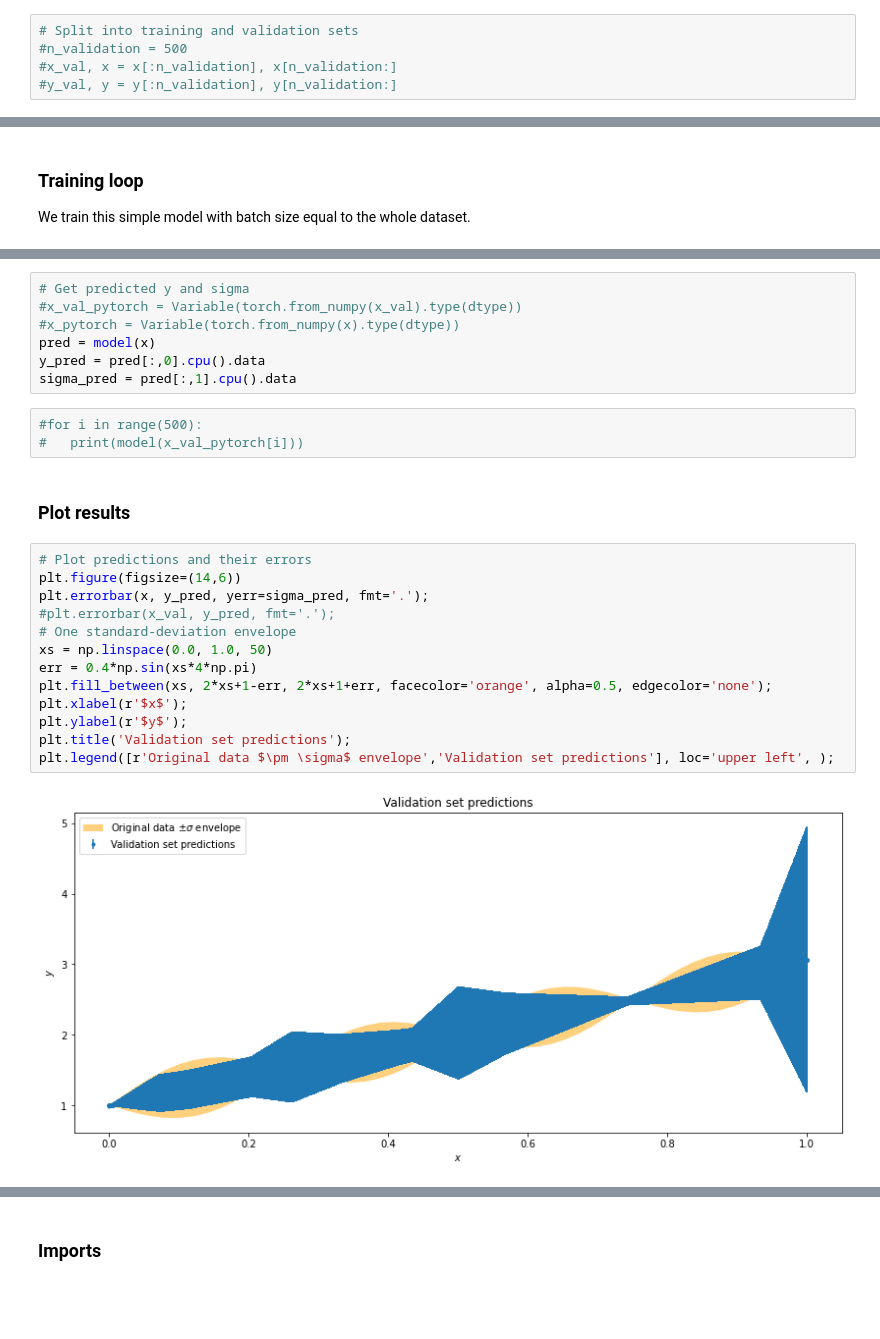
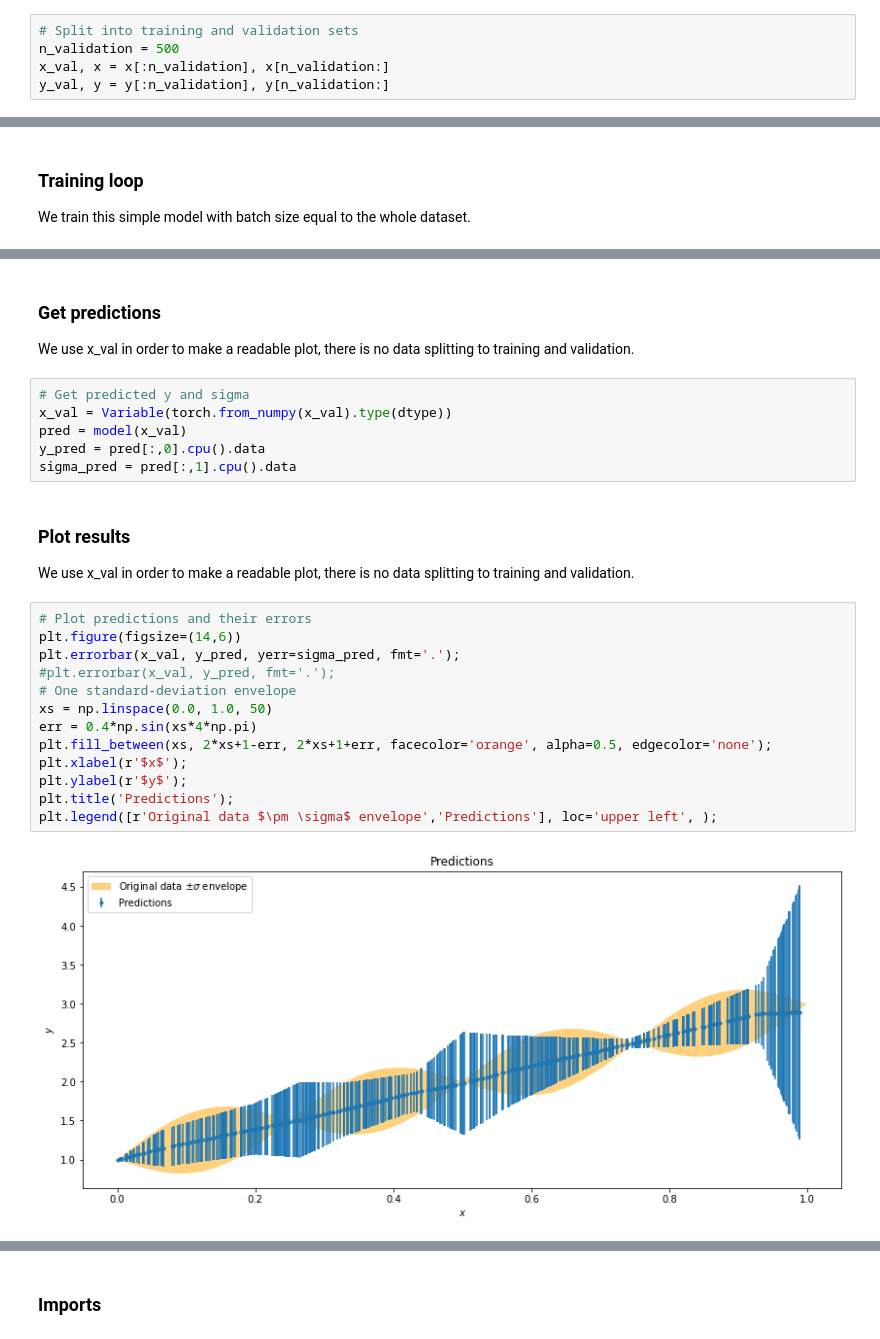
Before and after one commit to beeva/TEC_LAB-bayesian_probabilistic, a Jupyter notebook: bayesian_deep_learning/uncertainty_estimation/on-the-fly/pytorch/02-uncertainty_validation/02-nongaussian_noise/predicting-uncertainty-addedNonGaussianNoise.ipynb, the cells around one changed output, grey strips where cells are left out. Drawn from its saved outputs; the diff is of its cells as text; blank space fills up the shorter version.

```diff
--- a/bayesian_deep_learning/uncertainty_estimation/on-the-fly/pytorch/02-uncertainty_validation/02-nongaussian_noise/predicting-uncertainty-addedNonGaussianNoise.ipynb
+++ b/bayesian_deep_learning/uncertainty_estimation/on-the-fly/pytorch/02-uncertainty_validation/02-nongaussian_noise/predicting-uncertainty-addedNonGaussianNoise.ipynb
@@ -123,8 +123,8 @@ This is an experiment with unknown result, so we don't use validation data.
 # %%
 # Split into training and validation sets
-#n_validation = 500
-#x_val, x = x[:n_validation], x[n_validation:]
-#y_val, y = y[:n_validation], y[n_validation:]
+n_validation = 500
+x_val, x = x[:n_validation], x[n_validation:]
+y_val, y = y[:n_validation], y[n_validation:]
 # %%
 # Convert x and y to PyTorch Variables on the GPU
 dtype = torch.FloatTensor
@@ -220,29 +218,31 @@ epoch: 9500, loss: 0.228
+# %% [markdown]
+### Get predictions
+
+We use x_val in order to make a readable plot, there is no data splitting to training and validation.
 # %%
 # Get predicted y and sigma
-#x_val_pytorch = Variable(torch.from_numpy(x_val).type(dtype))
-#x_pytorch = Variable(torch.from_numpy(x).type(dtype))
-pred = model(x)
+x_val = Variable(torch.from_numpy(x_val).type(dtype))
+pred = model(x_val)
 y_pred = pred[:,0].cpu().data
 sigma_pred = pred[:,1].cpu().data
-# %%
-#for i in range(500):
-#   print(model(x_val_pytorch[i]))
-# %% [markdown]
-### Plot results
+# %% [markdown]
+### Plot results
+
+We use x_val in order to make a readable plot, there is no data splitting to training and validation.
 # %%
 # Plot predictions and their errors
 plt.figure(figsize=(14,6))
-plt.errorbar(x, y_pred, yerr=sigma_pred, fmt='.');
+plt.errorbar(x_val, y_pred, yerr=sigma_pred, fmt='.');
 #plt.errorbar(x_val, y_pred, fmt='.');
 # One standard-deviation envelope
 xs = np.linspace(0.0, 1.0, 50)
 err = 0.4*np.sin(xs*4*np.pi)
 plt.fill_between(xs, 2*xs+1-err, 2*xs+1+err, facecolor='orange', alpha=0.5, edgecolor='none');
 plt.xlabel(r'$x$');
 plt.ylabel(r'$y$');
-plt.title('Validation set predictions');
-plt.legend([r'Original data $\pm \sigma$ envelope','Validation set predictions'], loc='upper left', );
+plt.title('Predictions');
+plt.legend([r'Original data $\pm \sigma$ envelope','Predictions'], loc='upper left', );
 # %% [output]
-[figure, old version]
+[figure, new version]
 # %% [markdown]
 So, as expected, uncertainty is increased in zones were noise is added and it is reduced again in zones between noise.
```
Also changed, not shown: parts of 53 cells of this notebook.
